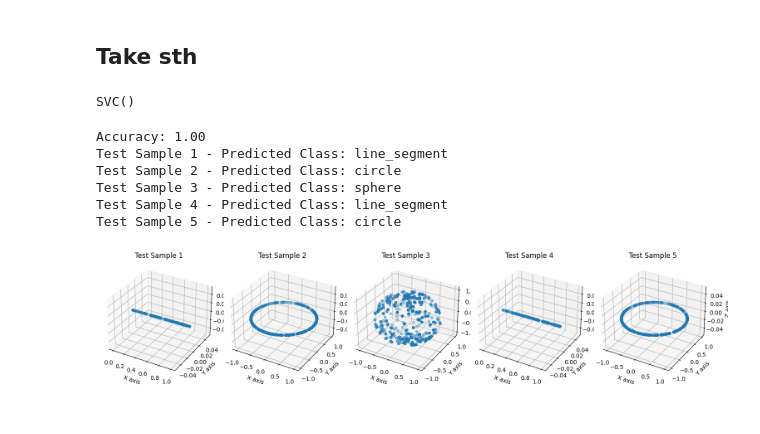
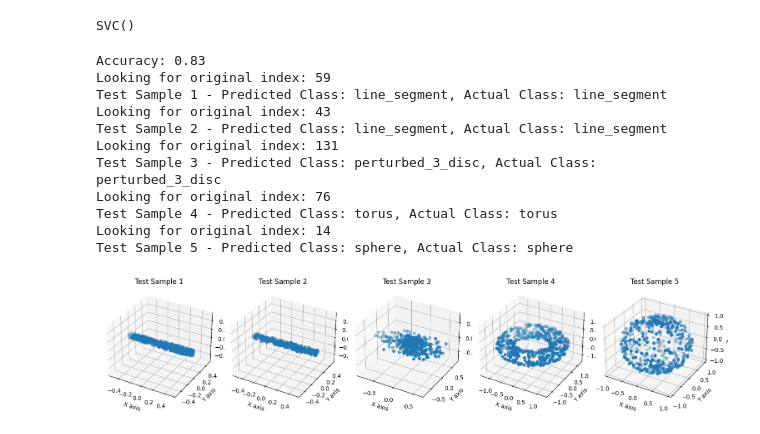
Before and after one commit to anajulijapreseren/TDA-shape_detection, a Jupyter notebook: svm.ipynb, the cells around one changed output. Saved outputs shown, nothing was run; the diff lists cells and outputs as text; code cells hidden in the pictures.

```diff
--- a/svm.ipynb
+++ b/svm.ipynb
@@ -66,7 +0,0 @@ def plot_point_cloud(point_cloud, title="Point Cloud"):
-# %%
-# Load the original point clouds and labels
-with open('shapes_data.pkl', 'rb') as file:
-    original_shape_data = pickle.load(file)
-
-# Extract just the point clouds (assuming the first element of each tuple is the point cloud)
-original_point_clouds = [pc[0] for pc in original_shape_data]
@@ -193,5 +1,3 @@ array([1, 0, 0, 0, 1])
-# %% [markdown]
-## Take sth
 # %%
 import pickle
 from sklearn.model_selection import train_test_split
@@ -209,7 +15,8 @@ def plot_point_cloud(point_cloud, ax, title="Point Cloud"):
     ax.set_zlabel('Z axis')
 # %%
 # Load the combined flattened images, labels, and original point clouds
-with open('Data/combined_flattened_data_with_indices.pkl', 'rb') as f_img:
+with open('Data/m_combined_flattened_data_with_indices.pkl', 'rb') as f_img:
+#with open('Data/m_flattened_images_with_indices.pkl', 'rb') as f_img:
     combined_flattened_data = pickle.load(f_img)
 
 # Extracting indices, combined vectors, and labels
@@ -220,8 +27,11 @@ combined_vectors = np.array(combined_vectors)
 labels = np.array(labels)
 
 # Load the original point clouds for visualization
-with open('Data/shapes_data.pkl', 'rb') as file:
+with open('m_shapes_data.pkl', 'rb') as file:
     original_shape_data = pickle.load(file)
+
+# Extracting indices, combined vectors, and labels
+indices2, combined_vectors2, labels2 = zip(*original_shape_data)
 # %%
 # Train-test split with stratification
 X_train, X_test, y_train, y_test, idx_train, idx_test = train_test_split(
@@ -234,41 +44,65 @@ svm_model.fit(X_train, y_train)
 # %% [output]
 SVC()
 # %%
+# Reverse the mapping from shape names to label numbers
+label_names = {0: "sphere", 1: "circle", 2: "line_segment", 3: "torus", 4: "flat_disc", 5: "ellipsoid", 6: "perturbed_3_disc"}
+
 # Predict on the test set
 y_pred = svm_model.predict(X_test)
 
 # Calculate accuracy
 accuracy = accuracy_score(y_test, y_pred)
 print(f"Accuracy: {accuracy:.2f}")
 
-# Visualize a few test samples and their predictions
+# Visualize a few test samples, their predictions, and actual labels
 num_samples_to_visualize = 5
 fig = plt.figure(figsize=(15, 10))
-
-# Create a mapping from label numbers to shape names
-shape_names = {0: 'sphere', 1: 'circle', 2: 'line_segment'}  # Adjust based on your label assignments
 
 for i in range(num_samples_to_visualize):
     # Get the original point cloud index from the test set
     original_index = idx_test[i]
-    test_point_cloud = next(pc for idx, pc, _ in original_shape_data if idx == original_index)
+    print(f"Looking for original index: {original_index}")
 
-    # Plot the point cloud
-    ax = fig.add_subplot(2, num_samples_to_visualize, i + 1, projection='3d')
-    plot_point_cloud(test_point_cloud, ax, title=f"Test Sample {i+1}")
+    # Find the test point cloud using the index
+    test_point_cloud = next((pc for idx, pc, _ in original_shape_data if idx == original_index), None)
 
-    # Print the prediction
-    predicted_label = y_pred[i]
-    predicted_shape = shape_names[predicted_label]
-    print(f"Test Sample {i+1} - Predicted Class: {predicted_shape}")
+    if test_point_cloud is not None:
+        # Plot the point cloud
+        ax = fig.add_subplot(2, num_samples_to_visualize, i + 1, projection='3d')
+        plot_point_cloud(test_point_cloud, ax, title=f"Test Sample {i+1}")
+
+        # Set the same scale for all axes
+        max_range = np.array([test_point_cloud[:,0].max()-test_point_cloud[:,0].min(),
+                              test_point_cloud[:,1].max()-test_point_cloud[:,1].min(),
+                              test_point_cloud[:,2].max()-test_point_cloud[:,2].min()]).max() / 2.0
+        mid_x = (test_point_cloud[:,0].max()+test_point_cloud[:,0].min()) * 0.5
+        mid_y = (test_point_cloud[:,1].max()+test_point_cloud[:,1].min()) * 0.5
+        mid_z = (test_point_cloud[:,2].max()+test_point_cloud[:,2].min()) * 0.5
+        ax.set_xlim(mid_x - max_range, mid_x + max_range)
+        ax.set_ylim(mid_y - max_range, mid_y + max_range)
+        ax.set_zlim(mid_z - max_range, mid_z + max_range)
+
+        # Print the prediction and actual label
+        predicted_label = y_pred[i]
+        actual_label = y_test[i]
+        predicted_shape = label_names.get(predicted_label, "Unknown")
+        actual_shape = label_names.get(actual_label, "Unknown")
+        print(f"Test Sample {i+1} - Predicted Class: {predicted_shape}, Actual Class: {actual_shape}")
+    else:
+        print(f"Test Sample {i+1} - Original point cloud not found for index {original_index}")
 
 plt.tight_layout()
 plt.show()
 # %% [output]
-Accuracy: 1.00
-Test Sample 1 - Predicted Class: line_segment
-Test Sample 2 - Predicted Class: circle
-Test Sample 3 - Predicted Class: sphere
-Test Sample 4 - Predicted Class: line_segment
-Test Sample 5 - Predicted Class: circle
+Accuracy: 0.83
+Looking for original index: 59
+Test Sample 1 - Predicted Class: line_segment, Actual Class: line_segment
+Looking for original index: 43
+Test Sample 2 - Predicted Class: line_segment, Actual Class: line_segment
+Looking for original index: 131
+Test Sample 3 - Predicted Class: perturbed_3_disc, Actual Class: perturbed_3_disc
+Looking for original index: 76
+Test Sample 4 - Predicted Class: torus, Actual Class: torus
+Looking for original index: 14
+Test Sample 5 - Predicted Class: sphere, Actual Class: sphere
-[figure, old version]
+[figure, new version]
```
Also changed, not shown: parts of 16 cells of this notebook, 9 other files.
